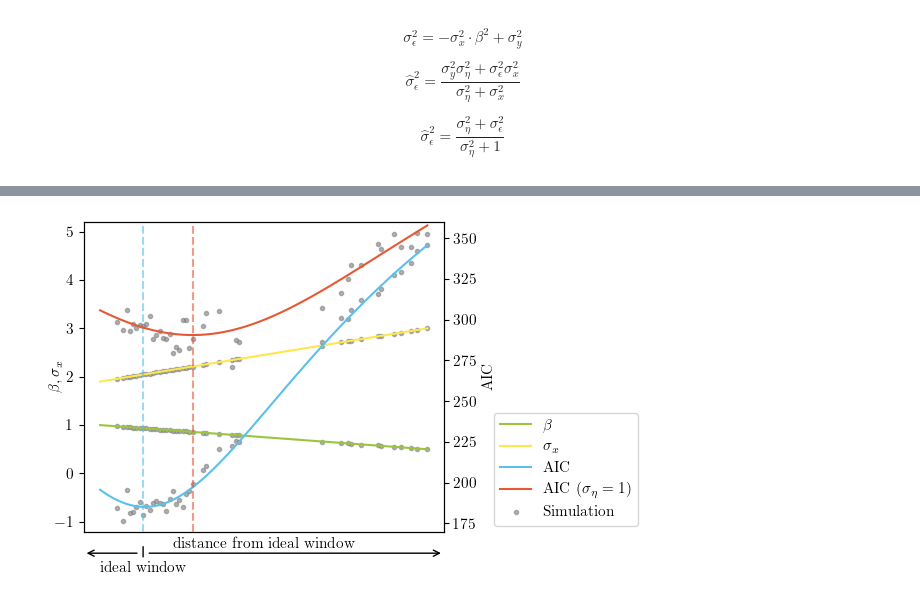
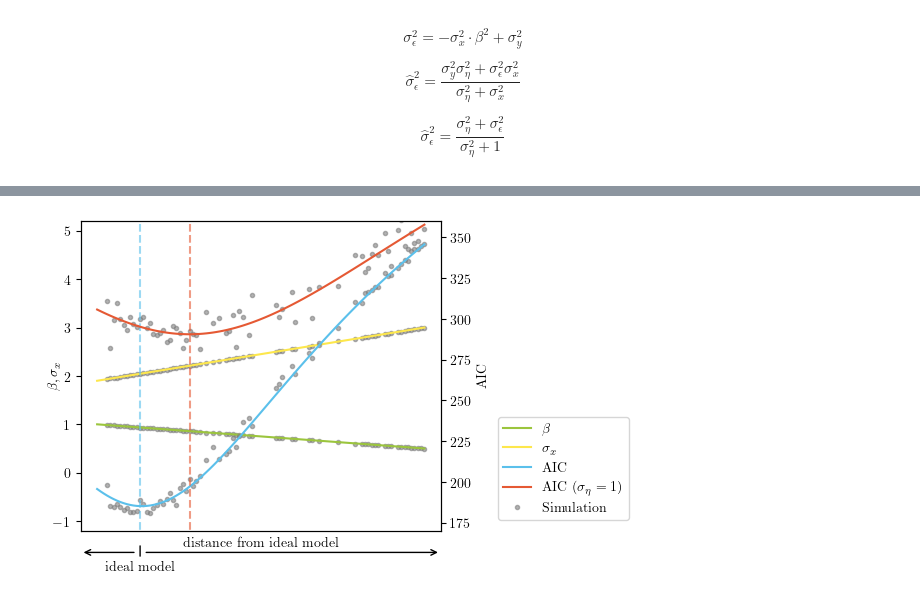
Before and after one commit to gmanthey/predictor-error-aic, a Jupyter notebook: correct_simulation.ipynb, the cells around one changed output, grey strips where cells are left out. Cells and saved outputs as stored; diff of their text form; code cells hidden in the pictures.

```diff
--- a/correct_simulation.ipynb
+++ b/correct_simulation.ipynb
@@ -1,14 +1,12 @@
 # %%
 import matplotlib
 
-matplotlib.rc('font', size=11, family='serif')
+matplotlib.rc('font', size=10, family='serif')
 matplotlib.rc('text', usetex=True)
 
 import numpy as np
 import pandas as pd
 import matplotlib.pyplot as plt
-import statsmodels.api as sm
-import statsmodels.formula.api as smf
 
 from matplotlib.colors import LinearSegmentedColormap, rgb_to_hsv, hsv_to_rgb
 
@@ -16,6 +14,10 @@ from matplotlib import cm
 from matplotlib.colors import Normalize
 
 import matplotlib.transforms as mtransforms
+
+# Seed is only here for reproducability, plots look similar with any seed.
+# This one though also makes it such that there aren't huge outliers in the plot.
+rng = np.random.default_rng(1)
 # %% [markdown]
 $$
     \sigma_\epsilon^2 = - \sigma_x^2 \cdot \beta^2 + \sigma_y^2
@@ -57,7 +59,7 @@ def run_simulations(y, sigma_eta, n_repeats = 1000, x_random=0, max_error = 10):
     sample_size = y.shape[0]
 
     for i, add_error in enumerate(np.linspace(0.001, max_error, n_repeats)):
-        x_w_var = np.random.normal(0, add_error, sample_size)
+        x_w_var = rng.normal(0, add_error, sample_size)
         x = x_random * y + x_w_var
         x_vars[i] = np.std(x)
 
@@ -66,7 +68,7 @@ def run_simulations(y, sigma_eta, n_repeats = 1000, x_random=0, max_error = 10):
         scales1[i] = sigma
         aics1[i] = aic
 
-        x_err = np.random.normal(0, 1, sample_size)
+        x_err = rng.normal(0, 1, sample_size)
         x_err = x_err / np.std(x_err) * sigma_eta
         x = x + x_err
         alpha, beta, sigma, aic = ols(x, y)
@@ -78,5 +82,5 @@ def run_simulations(y, sigma_eta, n_repeats = 1000, x_random=0, max_error = 10):
 # %%
-n_repeats = 10000
+n_repeats = 30000
 
 sample_size = 100
 y_var = 2
@@ -88,20 +92,18 @@ aics1 = np.zeros((len(sigma_etas), n_repeats * 3))
 aics2 = np.zeros((len(sigma_etas), n_repeats * 3))
 scales2 = np.zeros((len(sigma_etas), n_repeats * 3))
 
+y = rng.normal(0, 2, sample_size)
+y = (y - np.mean(y)) / np.std(y) * y_var
+
 
 for i, sigma_eta in enumerate(sigma_etas):
-    y = np.random.normal(0, 2, sample_size)
-    y = (y - np.mean(y)) / np.std(y) * y_var
-
     x_vars[i,:n_repeats], betas[i,:n_repeats], scales[i,:n_repeats], aics1[i,:n_repeats], aics2[i,:n_repeats], scales2[i, :n_repeats] = run_simulations(y, sigma_eta, n_repeats=n_repeats, x_random=0)
     x_vars[i,n_repeats:2*n_repeats], betas[i,n_repeats:2*n_repeats], scales[i,n_repeats:2*n_repeats], aics1[i,n_repeats:2*n_repeats], aics2[i,n_repeats:2*n_repeats], scales2[i,n_repeats:2*n_repeats] = run_simulations(y, sigma_eta, n_repeats=n_repeats, x_random=1)
     x_vars[i,2*n_repeats:], betas[i,2*n_repeats:], scales[i,2*n_repeats:], aics1[i,2*n_repeats:], aics2[i,2*n_repeats:], scales2[i,2*n_repeats:] = run_simulations(y, sigma_eta, n_repeats=n_repeats, x_random=-1)
 # %%
-
-
 colors = ['#5BC0EB', '#FDE74C', '#9BC53D', '#E55934', '#FA7921']
 # (253, 231, 76), (229, 89, 52),
-colors = np.array([(91, 192, 235), (155, 197, 61), (250, 121, 33)]) / 256
+colors = np.array([(91, 192, 235), (155, 197, 61), (250, 121, 33),]) / 256
 
 min_light = 0.2
 max_light = 0.8
@@ -151,7 +153,7 @@ cbar.ax.set_ylabel('$\sigma_x$', rotation=0, va='bottom', labelpad=10)
 ax.set_xlabel(r'$\beta$')
 
 ax.set_ylabel('AIC')
-ax.legend()
+ax.legend(frameon=False)
 ax.set_title(f'$n = {sample_size}, \sigma_\epsilon ' + r'\approx' + f' {sigma_eps}$', pad=10)
 
 fig.savefig('plots/aic_beta_sigma_x.pdf')
@@ -348,21 +343,11 @@ x_error = 1
 model_error = np.sqrt(-effect_sizes**2 * x_var**2 + y_var**2)
 x = np.arange(100)
 
-#fig, axes = plt.subplot_mosaic([['a', 'b'], ['legend', 'legend']],
-#                               gridspec_kw = dict(height_ratios=[1, 0.4], width_ratios=[1, 1],
-#                                                  wspace=0.55, hspace=0.4,
-#                                                  left=0.07,right=.99,top=.9,bottom=0.06))
+
 fig, ax = plt.subplots(gridspec_kw=dict(left=0.07,right=.67,top=.99,bottom=0.13))
 
 fig.set_size_inches(6, 3.6)
 
-#for label, ax1 in axes.items():
-#    # label physical distance to the left and up:
-#    if label == 'legend':
-#        continue
-#    trans = mtransforms.ScaledTranslation(-10/72, 7/72, fig.dpi_scale_trans)
-#    ax1.text(0, 1.0, r'\textbf{' + label + '}', transform=ax1.transAxes + trans,
-#            fontsize=12, weight='bold', va='bottom')
 
 
 
@@ -401,7 +386,7 @@ ax.set_xticks([])
 the_aics = theoretic_aic(100, effect_sizes, x_var, 0, model_error, 0, k=3)
 
 
-ax.set_xlabel('distance from ideal window', labelpad=5)
+ax.set_xlabel('distance from ideal model', labelpad=5)
 ax.annotate('', xy=((np.argmin(the_aics) - ax.get_xlim()[0] + 1) / (ax.get_xlim()[1] - ax.get_xlim()[0]), -0.07), xycoords='axes fraction', xytext=(1, -0.07),
             arrowprops=dict(arrowstyle="<-", color='k'))
 
@@ -409,7 +394,7 @@ ax.annotate('', xy=((np.argmin(the_aics) - ax.get_xlim()[0] - 1) / (ax.get_xlim(
             arrowprops=dict(arrowstyle="<-", color='k'))
 
 
-ax.annotate('ideal window', xy=((np.argmin(the_aics) - ax.get_xlim()[0]) / (ax.get_xlim()[1] - ax.get_xlim()[0]), -0.04),
+ax.annotate('ideal model', xy=((np.argmin(the_aics) - ax.get_xlim()[0]) / (ax.get_xlim()[1] - ax.get_xlim()[0]), -0.04),
             xycoords='axes fraction',
             xytext=((np.argmin(the_aics) - ax.get_xlim()[0]) / (ax.get_xlim()[1] - ax.get_xlim()[0]), -0.1),
             arrowprops=dict(arrowstyle="-", color='k'),
@@ -420,31 +405,31 @@ ax = ax.twinx()
 
 ax.plot(x, aics_true, '.', color='grey', alpha=0.6)
 ax.plot(x, aics, '.', color='grey', alpha=0.6)
 
 aics = theoretic_aic(100, effect_sizes, x_var, 0, model_error, 0, k=3)
 ax.plot(x, aics, color=colors[0])
 
 ax.vlines(np.argmin(aics), 0, 400, color=colors[0], alpha=0.6, linestyle='--')
 
 aics = theoretic_aic(100, effect_sizes, x_var, x_error, model_error, 0, k=3)
 ax.plot(x, aics, color=colors[2])
 
 ax.set_ylabel('AIC')
 
 ax.set_ylim(170, 360)
 
 ax.vlines(np.argmin(aics), 0, 400, color=colors[2], alpha=0.6, linestyle='--')
 
 ax.plot([], [], color=colors[1], label=r'$\beta$')
 ax.plot([], [], color=colors[4], label=r'$\sigma_x$')
 ax.plot([], [], color=colors[0], label=r'AIC')
 ax.plot([], [], color=colors[2], label=r'AIC ($\sigma_\eta = 1$)')
 ax.plot([], [], '.', color='grey', alpha=0.6, label=r'Simulation')
 
 ax.legend(loc='center', bbox_to_anchor=(1.34, 0.2))
 
 
 
 fig.savefig('plots/edges_and_echos.pdf')
 # %% [output]
-[figure, old version]
+[figure, new version]
```
Also changed, not shown: parts of 3 cells of this notebook, 2 other files.
